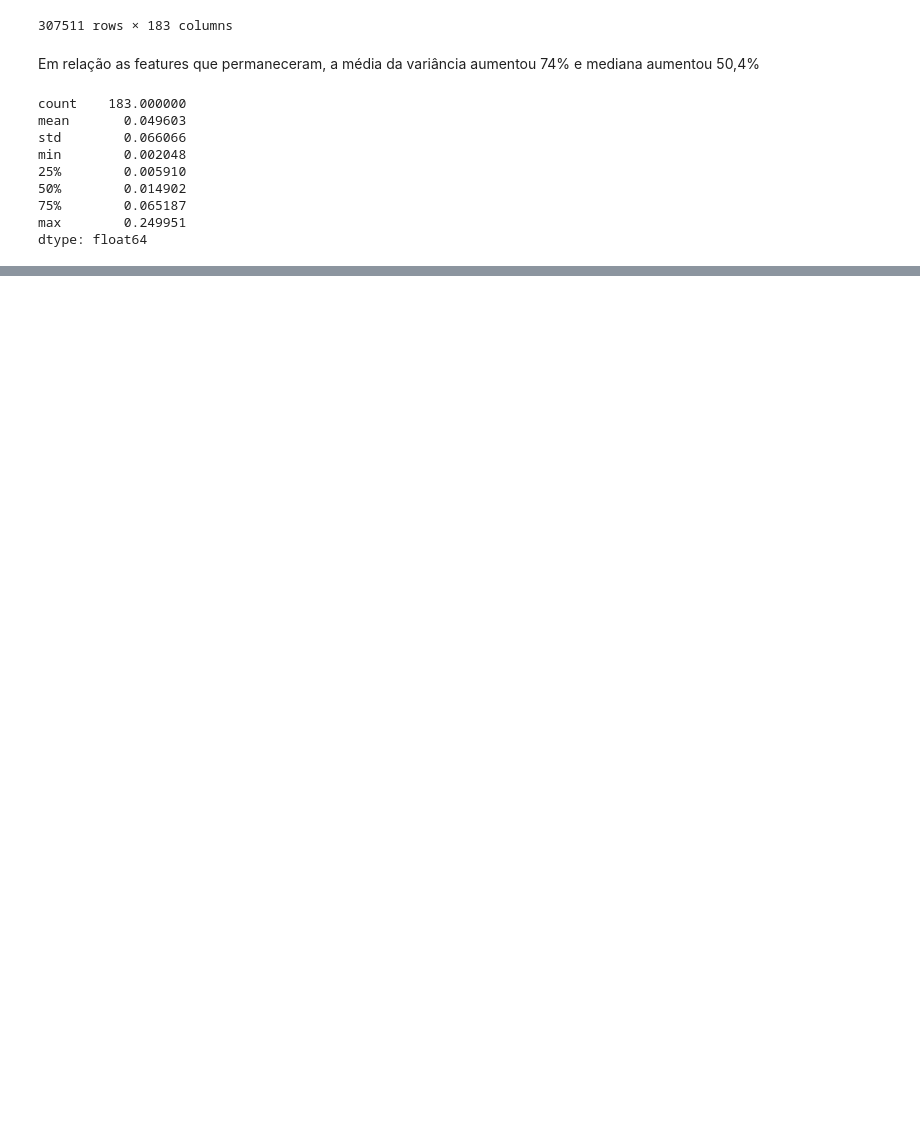
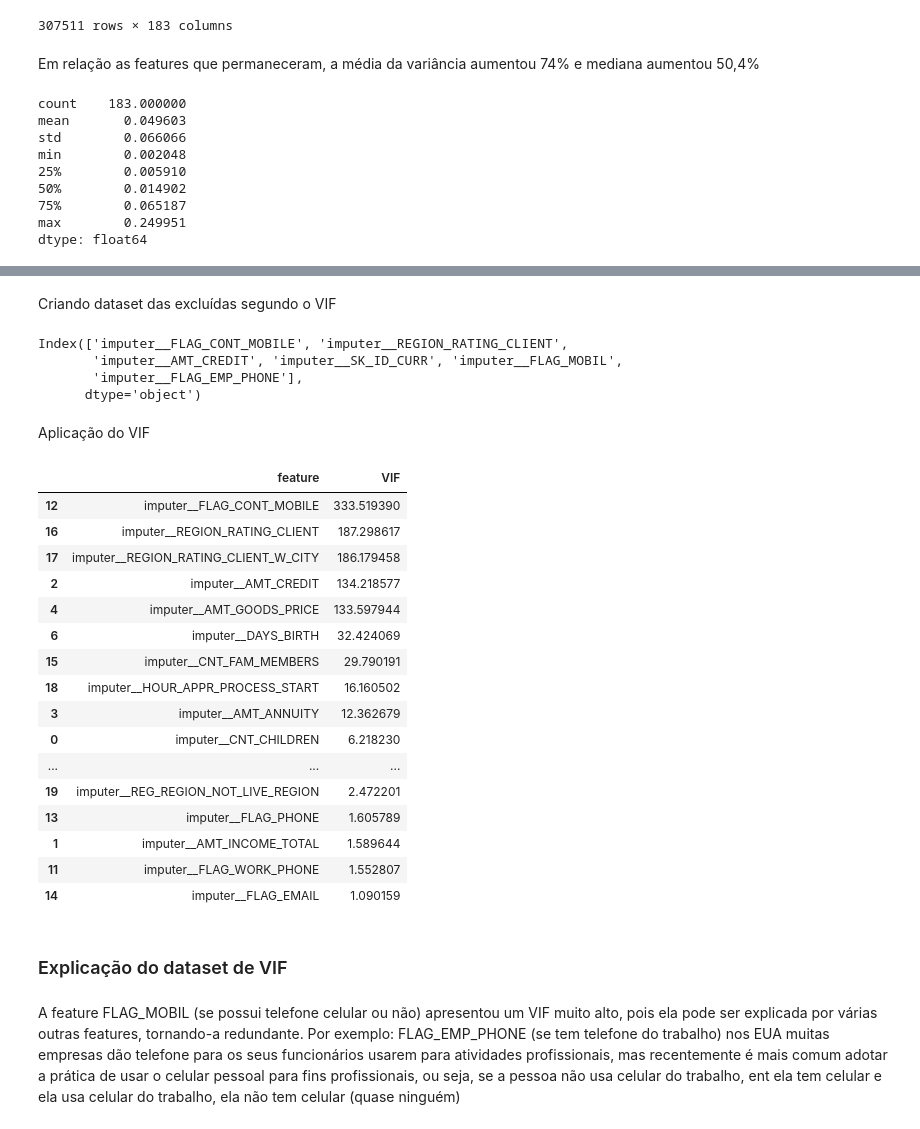
Before and after one commit to Pablo-Sant/project_credit_risk, a Jupyter notebook: notebooks/01-eda_application.ipynb, the cells around one changed output, grey strips where cells are left out. Drawn from its saved outputs; the diff is of its cells as text; code cells hidden in the pictures; blank space fills up the shorter version.

Commit message:
Aplicação do VIF e decisão de quais colunas excluir com base nele

```diff
--- a/notebooks/01-eda_application.ipynb
+++ b/notebooks/01-eda_application.ipynb
@@ -753,0 +768,2 @@ dtype: float64
+# %%
+pipe_vif.set_output(transform='pandas')
@@ -753,0 +782,2 @@ dtype: float64
+# %%
+numericas_imputadas = pipe_vif.fit_transform(x)
@@ -753,0 +800,54 @@ dtype: float64
+# %%
+numericas_imputadas = numericas_imputadas.drop(['imputer__SK_ID_CURR', 'imputer__FLAG_MOBIL', 'imputer__FLAG_EMP_PHONE',], axis=1)
+# %% [markdown]
+Criando dataset das excluídas segundo o VIF
+# %%
+excluidas_VIF = pd.DataFrame({
+    'imputer__FLAG_CONT_MOBILE':numericas_imputadas['imputer__FLAG_CONT_MOBILE'],
+    'imputer__REGION_RATING_CLIENT':numericas_imputadas['imputer__REGION_RATING_CLIENT'],
+    'imputer__AMT_CREDIT':numericas_imputadas['imputer__AMT_CREDIT'],
+    'imputer__SK_ID_CURR':numericas_imputadas['imputer__SK_ID_CURR'],
+    'imputer__FLAG_MOBIL':numericas_imputadas['imputer__FLAG_MOBIL'],
+    'imputer__FLAG_EMP_PHONE':numericas_imputadas['imputer__FLAG_EMP_PHONE']
+})
+
+excluidas_VIF.columns
+# %% [output]
+Index(['imputer__FLAG_CONT_MOBILE', 'imputer__REGION_RATING_CLIENT',
+       'imputer__AMT_CREDIT', 'imputer__SK_ID_CURR', 'imputer__FLAG_MOBIL',
+       'imputer__FLAG_EMP_PHONE'],
+      dtype='object')
+# %% [markdown]
+Aplicação do VIF
+# %%
+vif_df = pd.DataFrame({
+    'feature':numericas_imputadas.columns,
+    'VIF':[
+        variance_inflation_factor(numericas_imputadas.values, i)
+        for i in range(numericas_imputadas.shape[1])
+    ]
+})
+# %%
+vif_df.head(20).sort_values(by='VIF', ascending=False)
+# %% [output]
+|  | feature | VIF |
+| 12 | imputer__FLAG_CONT_MOBILE | 333.519390 |
+| 16 | imputer__REGION_RATING_CLIENT | 187.298617 |
+| 17 | imputer__REGION_RATING_CLIENT_W_CITY | 186.179458 |
+| 2 | imputer__AMT_CREDIT | 134.218577 |
+| 4 | imputer__AMT_GOODS_PRICE | 133.597944 |
+| 6 | imputer__DAYS_BIRTH | 32.424069 |
+| 15 | imputer__CNT_FAM_MEMBERS | 29.790191 |
+| 18 | imputer__HOUR_APPR_PROCESS_START | 16.160502 |
+| 3 | imputer__AMT_ANNUITY | 12.362679 |
+| 0 | imputer__CNT_CHILDREN | 6.218230 |
+| ... | ... | ... |
+| 19 | imputer__REG_REGION_NOT_LIVE_REGION | 2.472201 |
+| 13 | imputer__FLAG_PHONE | 1.605789 |
+| 1 | imputer__AMT_INCOME_TOTAL | 1.589644 |
+| 11 | imputer__FLAG_WORK_PHONE | 1.552807 |
+| 14 | imputer__FLAG_EMAIL | 1.090159 |
+# %% [markdown]
+### Explicação do dataset de VIF
+# %% [markdown]
+A feature FLAG_MOBIL (se possui telefone celular ou não) apresentou um VIF muito alto, pois ela pode ser explicada por várias outras features, tornando-a redundante. Por exemplo: FLAG_EMP_PHONE (se tem telefone do trabalho) nos EUA muitas empresas dão telefone para os seus funcionários usarem para atividades profissionais, mas recentemente é mais comum adotar a prática de usar o celular pessoal para fins profissionais, ou seja, se a pessoa não usa celular do trabalho, ent ela tem celular e ela usa celular do trabalho, ela não tem celular (quase ninguém)
```
Also changed, not shown: parts of 14 cells of this notebook.
